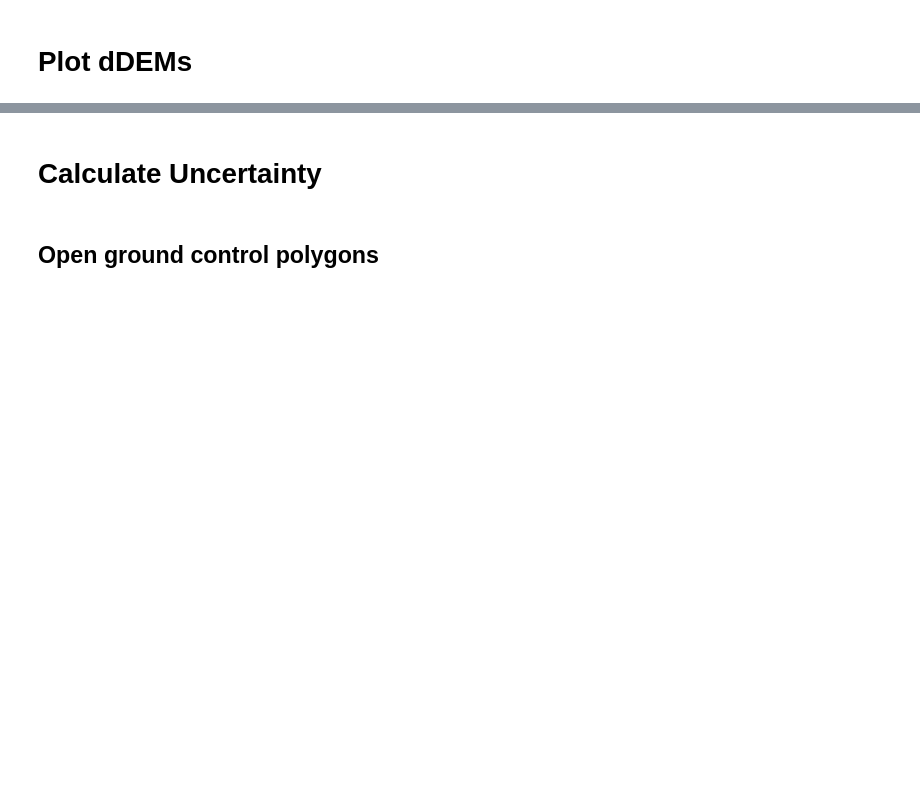
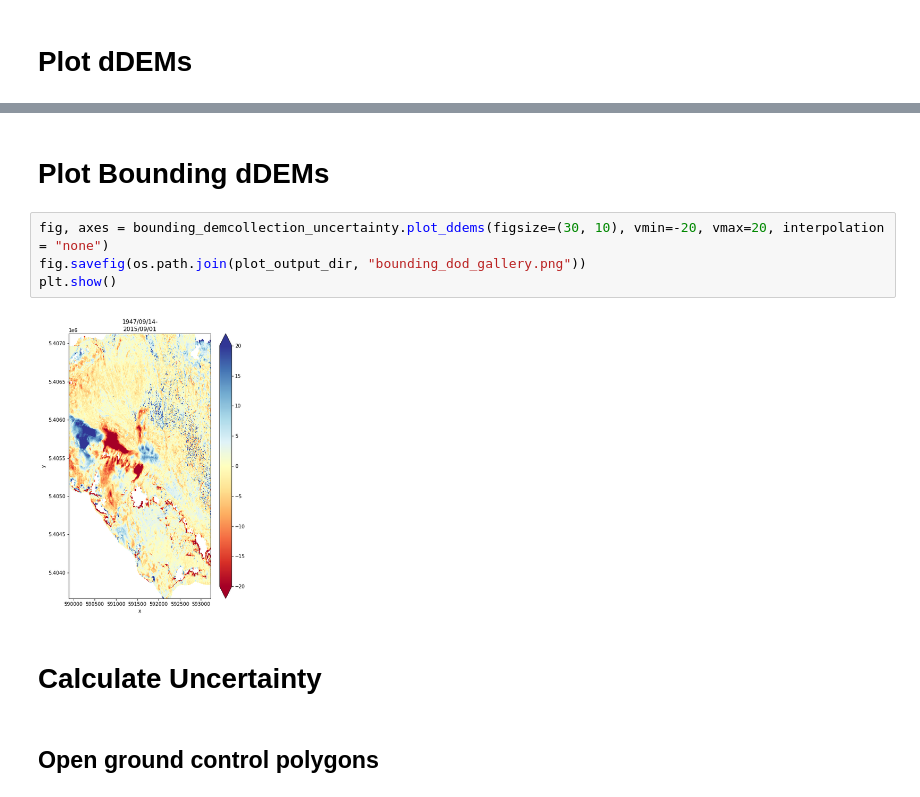
Before and after one commit to elischwat/hsfm-geomorph, a Jupyter notebook: dem-analysis/mt_baker_mass_wasted/uncertainty.ipynb, the cells around one changed output, grey strips where cells are left out. Cells and saved outputs as stored; diff of their text form; blank space fills up the shorter version.

```diff
--- a/dem-analysis/mt_baker_mass_wasted/uncertainty.ipynb
+++ b/dem-analysis/mt_baker_mass_wasted/uncertainty.ipynb
@@ -145,3 +193,11 @@ plt.show()
+# %% [markdown]
+# Plot Bounding dDEMs
+# %%
+fig, axes = bounding_demcollection_uncertainty.plot_ddems(figsize=(30, 10), vmin=-20, vmax=20, interpolation = "none")
+fig.savefig(os.path.join(plot_output_dir, "bounding_dod_gallery.png"))
+plt.show()
+# %% [output]
+[figure, added]
 # %% [markdown]
 # Calculate Uncertainty
 # %% [markdown]
```
Also changed, not shown: parts of 22 cells of this notebook, 25 other files.
